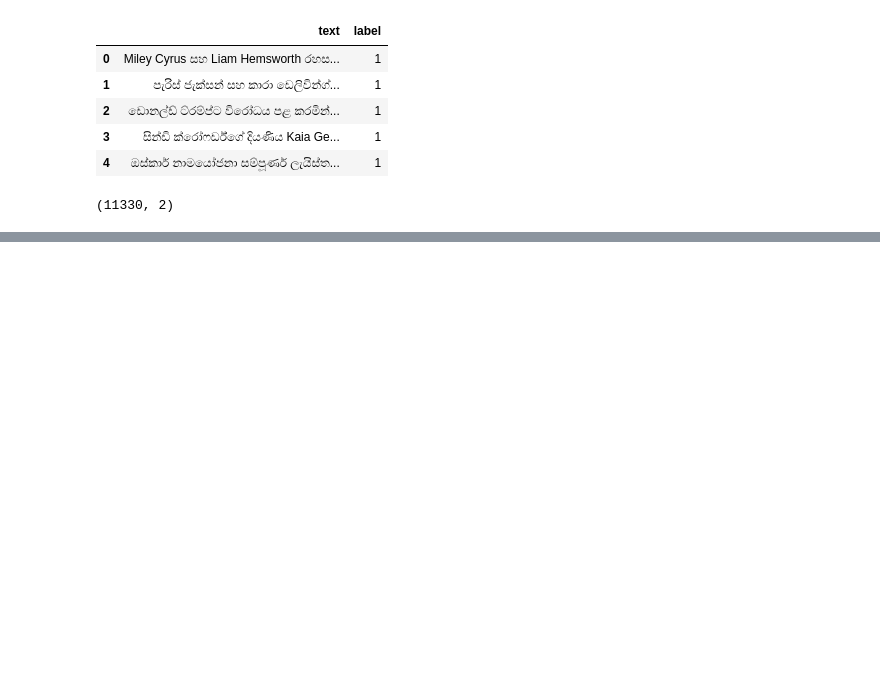
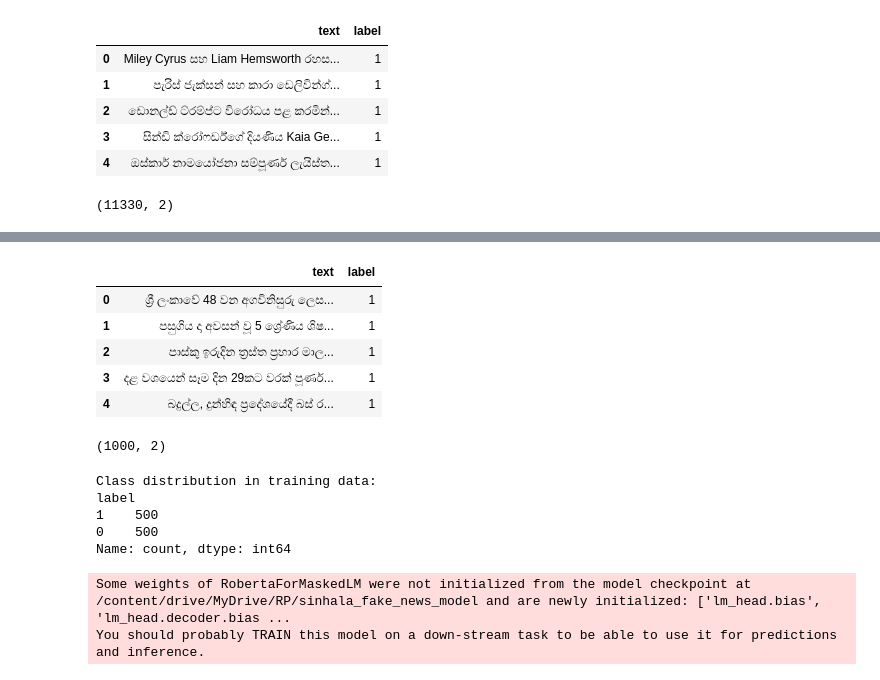
Before and after one commit to tharindudecosta/24-25J-144-Fake_news_detection_BE, a Jupyter notebook: ColabNoteBook/IT21252754/sinhala_fake_news_detection.ipynb, the cells around one changed output, grey strips where cells are left out. Cells and saved outputs as stored; diff of their text form; code cells hidden in the pictures; blank space fills up the shorter version.

```diff
--- a/ColabNoteBook/IT21252754/sinhala_fake_news_detection.ipynb
+++ b/ColabNoteBook/IT21252754/sinhala_fake_news_detection.ipynb
@@ -270,0 +248,42 @@ Prediction: REAL
+# %%
+sinhala_fake = pd.read_excel('/kaggle/input/sindataset/sinhala final/Sinhala Fake.xlsx')
+sinhala_real = pd.read_excel('/kaggle/input/sindataset/sinhala final/Sinhala Real.xlsx')
+# %%
+sinhala_fake['label'] = 1
+sinhala_real['label'] = 0
+# %%
+sinhala_news_df_new = pd.concat([sinhala_fake, sinhala_real], axis=0).reset_index(drop=True)
+# %%
+sinhala_news_df_new.drop(['Unnamed: 1', 'Unnamed: 2', 'Unnamed: 3'], axis=1, inplace=True)
+# %%
+sinhala_news_df_new.head()
+# %% [output]
+|  | text | label |
+| 0 | ශ්‍රී ලංකාවේ 48 වන අගවිනිසුරු ලෙස... | 1 |
+| 1 | පසුගිය දා අවසන් වූ 5 ශ්‍රේණිය ශිෂ... | 1 |
+| 2 | පාස්කු ඉරුදින ත්‍රස්ත ප්‍රහාර මාල... | 1 |
+| 3 | දළ වශයෙන් සෑම දින 29කට වරක් පූර්ණ... | 1 |
+| 4 | බදුල්ල, දුන්හිඳ ප්‍රදේශයේදී බස් ර... | 1 |
+# %%
+sinhala_news_df_new.shape
+# %% [output]
+(1000, 2)
+# %%
+# Assuming your dataset is in a DataFrame named 'train_data' and the label column is named 'label'
+label_counts = sinhala_news_df_new['label'].value_counts()
+print("Class distribution in training data:")
+print(label_counts)
+# %% [output]
+Class distribution in training data:
+label
+1    500
+0    500
+Name: count, dtype: int64
+# %%
+from transformers import AutoTokenizer, AutoModelForMaskedLM
+
+tokenizer = AutoTokenizer.from_pretrained("/content/drive/MyDrive/RP/sinhala_fake_news_tokenizer")
+model = AutoModelForMaskedLM.from_pretrained("/content/drive/MyDrive/RP/sinhala_fake_news_model")
+# %% [output]
+Some weights of RobertaForMaskedLM were not initialized from the model checkpoint at /content/drive/MyDrive/RP/sinhala_fake_news_model and are newly initialized: ['lm_head.bias', 'lm_head.decoder.bias ...
+You should probably TRAIN this model on a down-stream task to be able to use it for predictions and inference.
```
Also changed, not shown: parts of 11 cells of this notebook.
